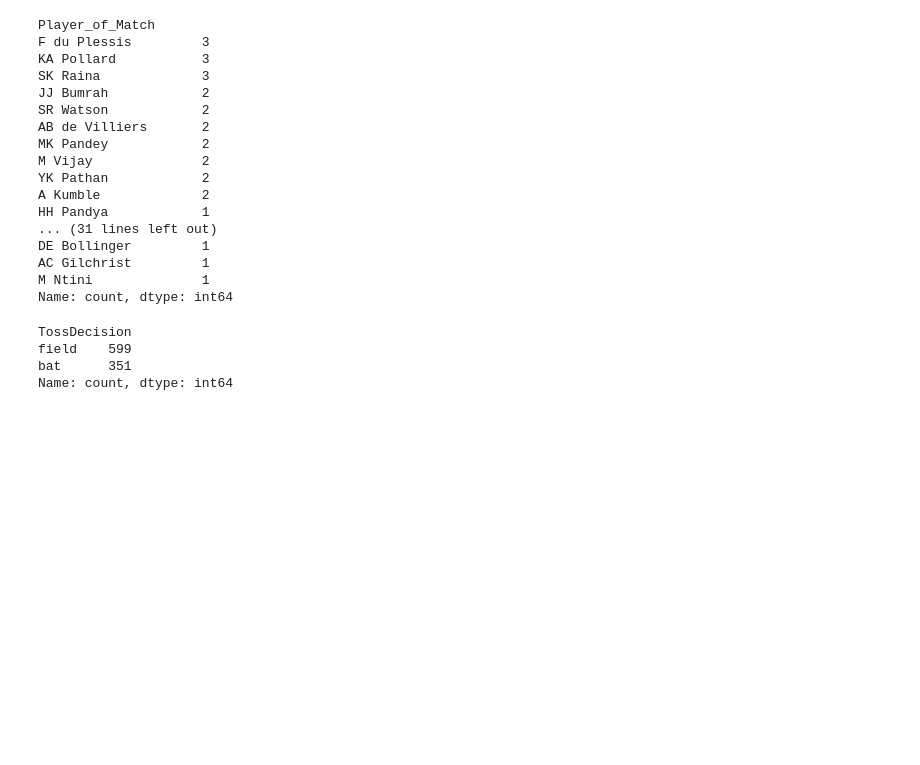
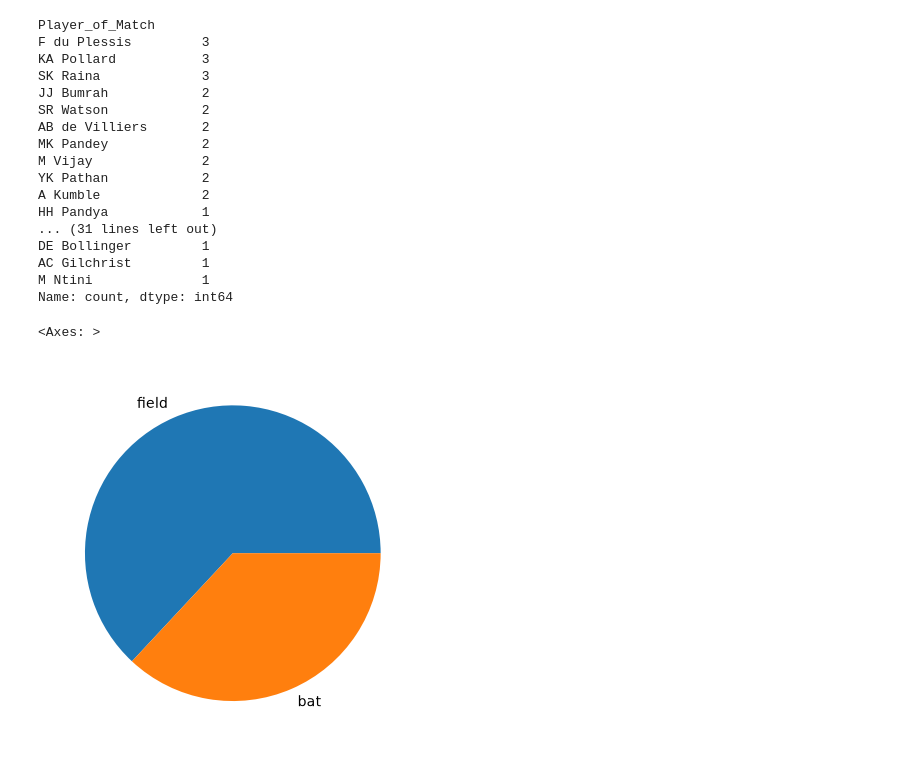
Before and after one commit to actionxbar-14/Data_Analytics, a Jupyter notebook: Python/Pandas/Notebooks/Lecture_2.ipynb, the cells around one changed output. Cells and saved outputs as stored; diff of their text form; code cells hidden in the pictures; blank space fills up the shorter version.

```diff
--- a/Python/Pandas/Notebooks/Lecture_2.ipynb
+++ b/Python/Pandas/Notebooks/Lecture_2.ipynb
@@ -1209,10 +1209,8 @@ Name: count, dtype: int64
 # %%
 ## Toss decision plot :
 
 
-ipl['TossDecision'].value_counts()
+ipl['TossDecision'].value_counts().plot(kind='pie')
 # %% [output]
-TossDecision
-field    599
-bat      351
-Name: count, dtype: int64
+<Axes: >
+[figure, added]
```
Also changed, not shown: parts of 52 cells of this notebook, 1 other file.
